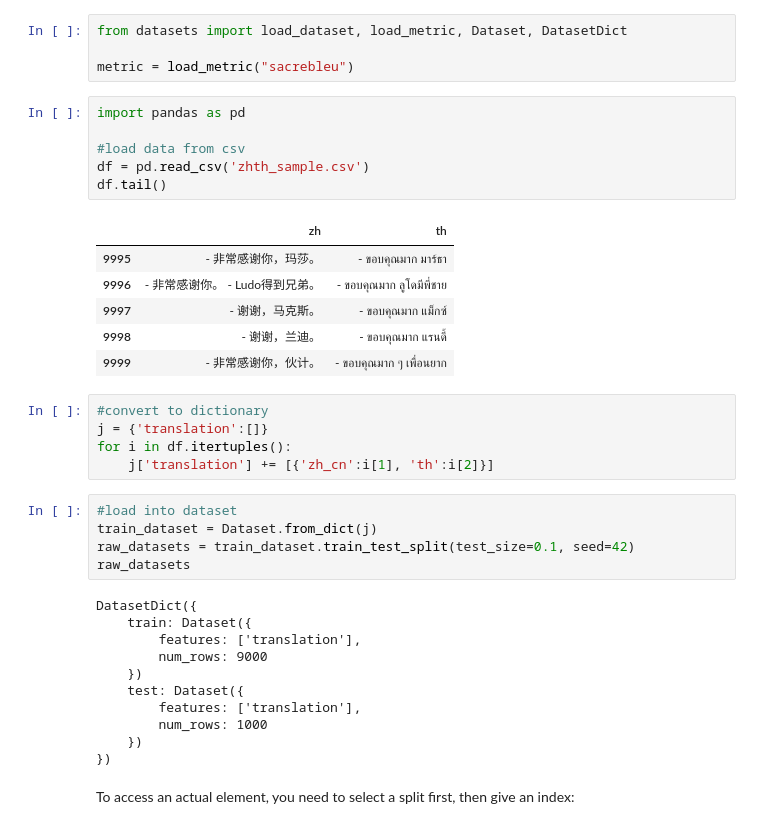
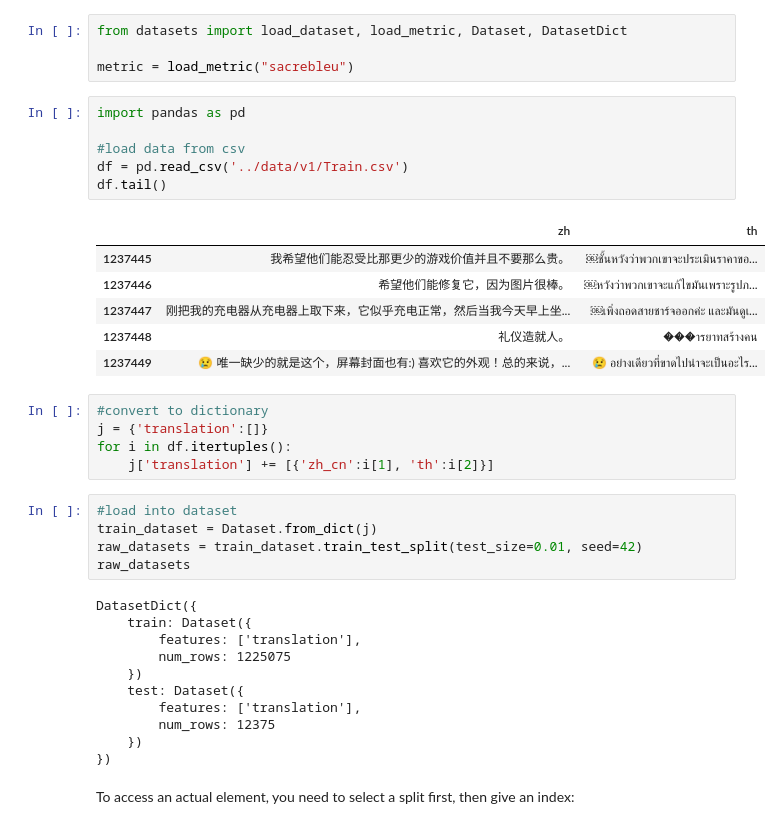
Before and after one commit to LalitaDeelert/lalita-mt-zhth, a Jupyter notebook: notebooks/huggingface_tutorial.ipynb, the cells around one changed output. Cells and saved outputs as stored; diff of their text form.

```diff
--- a/notebooks/huggingface_tutorial.ipynb
+++ b/notebooks/huggingface_tutorial.ipynb
@@ -29,16 +26,16 @@ metric = load_metric("sacrebleu")
 # %%
 import pandas as pd
 
 #load data from csv
-df = pd.read_csv('zhth_sample.csv')
+df = pd.read_csv('../data/v1/Train.csv')
 df.tail()
 # %% [output]
 |  | zh | th |
-| 9995 | - 非常感谢你，玛莎。 | - ขอบคุณมาก มาร์ธา |
-| 9996 | - 非常感谢你。 - Ludo得到兄弟。 | - ขอบคุณมาก ลูโดมีพี่ชาย |
-| 9997 | - 谢谢，马克斯。 | - ขอบคุณมาก แม็กซ์ |
-| 9998 | - 谢谢，兰迪。 | - ขอบคุณมาก แรนดี้ |
-| 9999 | - 非常感谢你，伙计。 | - ขอบคุณมาก ๆ เพื่อนยาก |
+| 1237445 | 我希望他们能忍受比那更少的游戏价值并且不要那么贵。 | ￼ชั้นหวังว่าพวกเขาจะประเมินราคาขอ... |
+| 1237446 | 希望他们能修复它，因为图片很棒。 | ￼หวังว่าพวกเขาจะแก้ไขมันเพราะรูปภ... |
+| 1237447 | 刚把我的充电器从充电器上取下来，它似乎充电正常，然后当我今天早上坐... | ￼เพิ่งถอดสายชาร์จออกค่ะ และมันดูเ... |
+| 1237448 | 礼仪造就人。 | ���ารยาทสร้างคน |
+| 1237449 | 😢 唯一缺少的就是这个，屏幕封面也有:) 喜欢它的外观！总的来说，... | 😢 อย่างเดียวที่ขาดไปน่าจะเป็นอะไร... |
 # %%
 #convert to dictionary
 j = {'translation':[]}
@@ -47,17 +44,17 @@ for i in df.itertuples():
 # %%
 #load into dataset
 train_dataset = Dataset.from_dict(j)
-raw_datasets = train_dataset.train_test_split(test_size=0.1, seed=42)
+raw_datasets = train_dataset.train_test_split(test_size=0.01, seed=42)
 raw_datasets
 # %% [output]
 DatasetDict({
     train: Dataset({
         features: ['translation'],
-        num_rows: 9000
+        num_rows: 1225075
     })
     test: Dataset({
         features: ['translation'],
-        num_rows: 1000
+        num_rows: 12375
     })
 })
 # %% [markdown]
```
Also changed, not shown: parts of 16 cells of this notebook.
